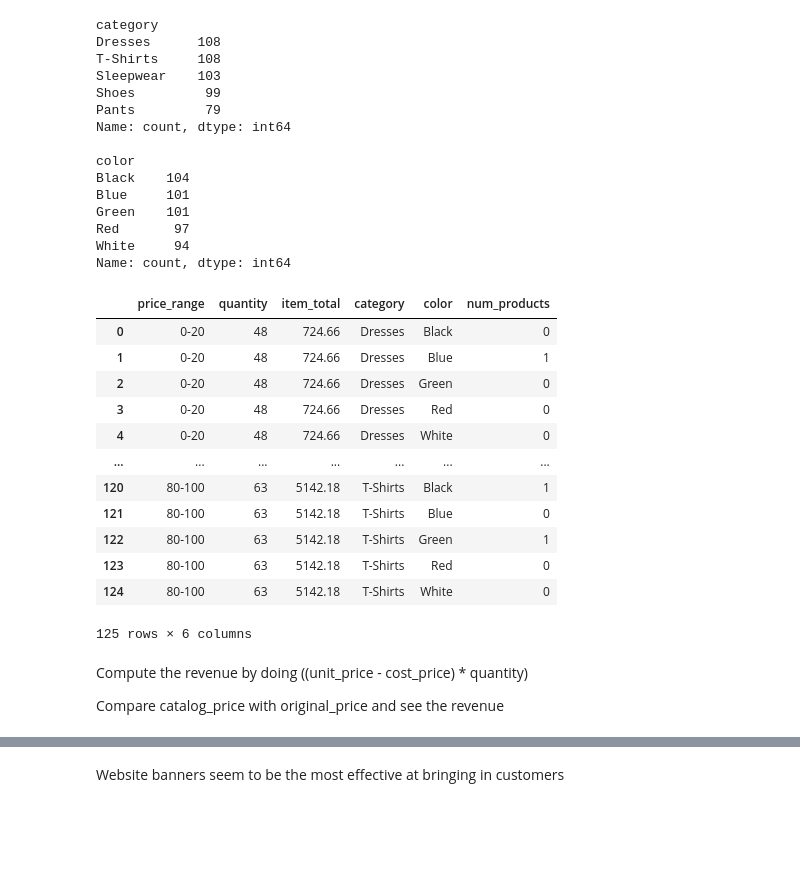
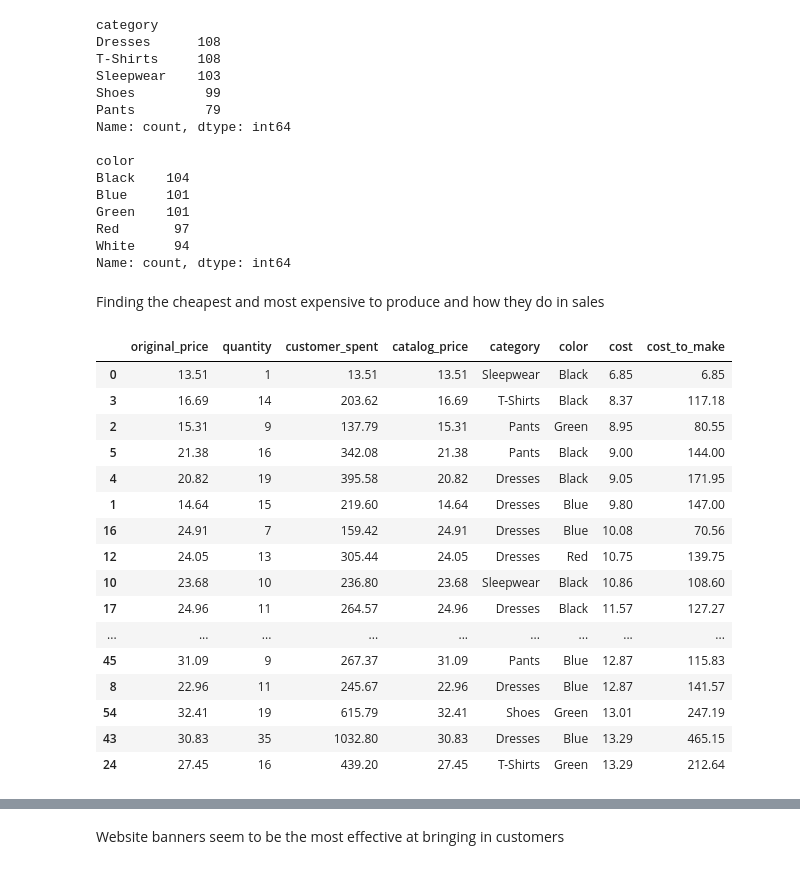
Before and after one commit to tanishasikder/Europe-Fashion, a Jupyter notebook: description.ipynb, the cells around one changed output, grey strips where cells are left out. Cells and saved outputs as stored; diff of their text form; code cells hidden in the pictures; blank space fills up the shorter version.

```diff
--- a/description.ipynb
+++ b/description.ipynb
@@ -305,44 +319,27 @@ Green    101
 Red       97
 White     94
 Name: count, dtype: int64
-# %%
-sales_items['price_range'] = pd.cut(
-    sales_items['unit_price'],
-    bins=[0, 20, 40, 60, 80, 100],
-    labels=['0-20','20-40','40-60','60-80','80-100']
-)
-
-products['price_range'] = pd.cut(
-    products['catalog_price'],
-    bins=[0, 20, 40, 60, 80, 100],
-    labels=['0-20','20-40','40-60','60-80','80-100']
-)
-
-sales_summary = sales_items.groupby('price_range').agg({
-    'quantity' : 'sum',
-    'item_total' : 'sum'
-}).reset_index()
-
-product_summary = products.groupby(['price_range', 'category', 'color']).size().reset_index(name='num_products')
-
-merged = sales_summary.merge(product_summary, on='price_range', how='left')
-
-merged
-# %% [output]
-|  | price_range | quantity | item_total | category | color | num_products |
-| 0 | 0-20 | 48 | 724.66 | Dresses | Black | 0 |
-| 1 | 0-20 | 48 | 724.66 | Dresses | Blue | 1 |
-| 2 | 0-20 | 48 | 724.66 | Dresses | Green | 0 |
-| 3 | 0-20 | 48 | 724.66 | Dresses | Red | 0 |
-| 4 | 0-20 | 48 | 724.66 | Dresses | White | 0 |
-| ... | ... | ... | ... | ... | ... | ... |
-| 120 | 80-100 | 63 | 5142.18 | T-Shirts | Black | 1 |
-| 121 | 80-100 | 63 | 5142.18 | T-Shirts | Blue | 0 |
-| 122 | 80-100 | 63 | 5142.18 | T-Shirts | Green | 1 |
-| 123 | 80-100 | 63 | 5142.18 | T-Shirts | Red | 0 |
-| 124 | 80-100 | 63 | 5142.18 | T-Shirts | White | 0 |
-125 rows × 6 columns
-# %% [markdown]
-Compute the revenue by doing ((unit_price - cost_price) *   quantity)
-
-Compare catalog_price with original_price and see the revenue
+# %% [markdown]
+Finding the cheapest and most expensive to produce and how they do in sales
+# %%
+cheapest = product_compare.sort_values(by='cost', ascending=True).head(20)
+
+cheapest
+# %% [output]
+|  | original_price | quantity | customer_spent | catalog_price | category | color | cost | cost_to_make |
+| 0 | 13.51 | 1 | 13.51 | 13.51 | Sleepwear | Black | 6.85 | 6.85 |
+| 3 | 16.69 | 14 | 203.62 | 16.69 | T-Shirts | Black | 8.37 | 117.18 |
+| 2 | 15.31 | 9 | 137.79 | 15.31 | Pants | Green | 8.95 | 80.55 |
+| 5 | 21.38 | 16 | 342.08 | 21.38 | Pants | Black | 9.00 | 144.00 |
+| 4 | 20.82 | 19 | 395.58 | 20.82 | Dresses | Black | 9.05 | 171.95 |
+| 1 | 14.64 | 15 | 219.60 | 14.64 | Dresses | Blue | 9.80 | 147.00 |
+| 16 | 24.91 | 7 | 159.42 | 24.91 | Dresses | Blue | 10.08 | 70.56 |
+| 12 | 24.05 | 13 | 305.44 | 24.05 | Dresses | Red | 10.75 | 139.75 |
+| 10 | 23.68 | 10 | 236.80 | 23.68 | Sleepwear | Black | 10.86 | 108.60 |
+| 17 | 24.96 | 11 | 264.57 | 24.96 | Dresses | Black | 11.57 | 127.27 |
+| ... | ... | ... | ... | ... | ... | ... | ... | ... |
+| 45 | 31.09 | 9 | 267.37 | 31.09 | Pants | Blue | 12.87 | 115.83 |
+| 8 | 22.96 | 11 | 245.67 | 22.96 | Dresses | Blue | 12.87 | 141.57 |
+| 54 | 32.41 | 19 | 615.79 | 32.41 | Shoes | Green | 13.01 | 247.19 |
+| 43 | 30.83 | 35 | 1032.80 | 30.83 | Dresses | Blue | 13.29 | 465.15 |
+| 24 | 27.45 | 16 | 439.20 | 27.45 | T-Shirts | Green | 13.29 | 212.64 |
```
Also changed, not shown: parts of 22 cells of this notebook, 2 other files.
